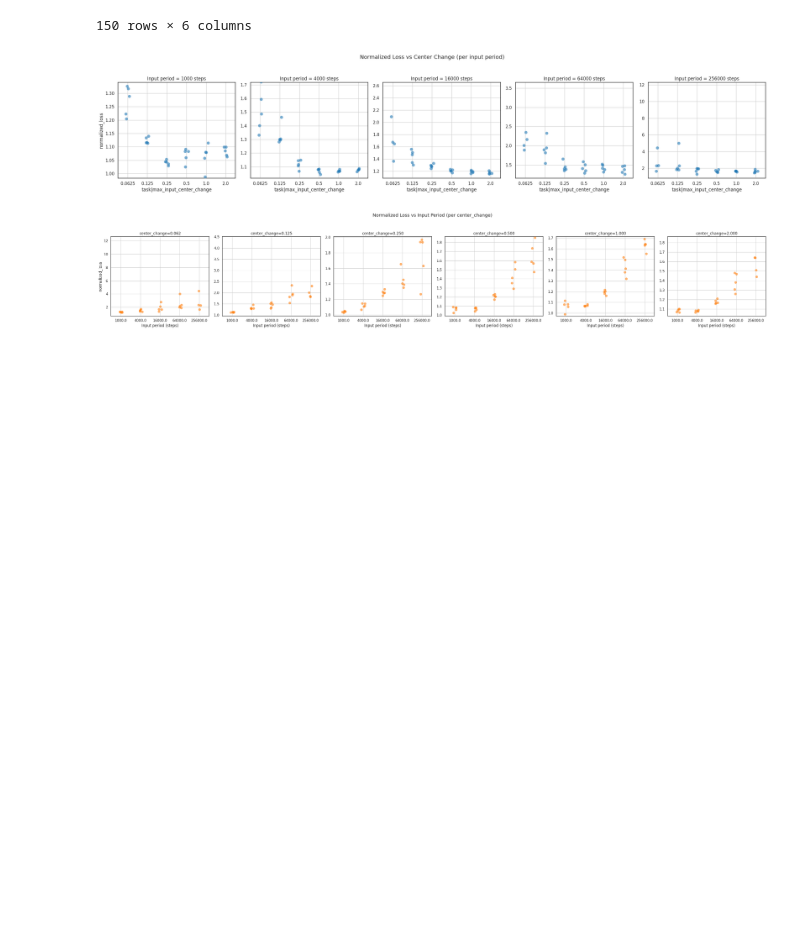
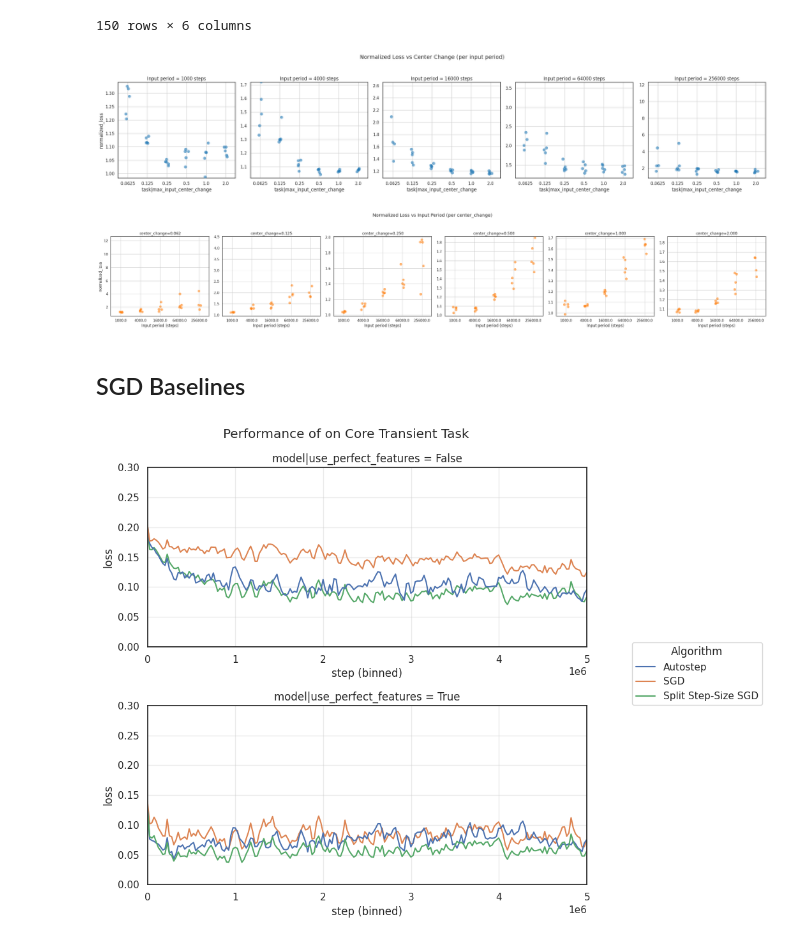
Before and after one commit to ejmejm/phd_research, a Jupyter notebook: phd/feature_search/analysis/core_transient_task/problem_variations.ipynb, the cells around one changed output. Saved outputs shown, nothing was run; the diff lists cells and outputs as text; code cells hidden in the pictures; blank space fills up the shorter version.

Commit message:
Plotted baselines on core transent problem

```diff
--- a/phd/feature_search/analysis/core_transient_task/problem_variations.ipynb
+++ b/phd/feature_search/analysis/core_transient_task/problem_variations.ipynb
@@ -31,11 +35,19 @@ config_dfs, run_dfs = load_experiment_data(config_data_path, run_data_path)
 # %%
 print("_____Best Hyperparameter Configurations_____")
 sweep_ablation_vars = {
-    'change_type': ['task|input_change_freq', 'task|max_input_center_change'],
-    'change_type_given_features': ['task|input_change_freq', 'task|max_input_center_change'],
+    # 'change_type': ['task|input_change_freq', 'task|max_input_center_change'],
+    # 'change_type_given_features': ['task|input_change_freq', 'task|max_input_center_change'],
+    'sgd': ['optimizer|learning_rate'],
+    'sgd_split_step_size': ['optimizer|learning_rate', 'representation_optimizer|learning_rate'],
 }
+sweep_split_vars = {
+    'sgd': ['model|use_perfect_features'],
+    'sgd_split_step_size': ['model|use_perfect_features'],
+}
+
+
 best_config_dfs, best_run_dfs, best_var_vals = get_best_ablation_values(
-    config_dfs, run_dfs, sweep_ablation_vars)
+    config_dfs, run_dfs, sweep_ablation_vars, sweep_split_vars)
 # %% [output]
 _____Best Hyperparameter Configurations_____
 
@@ -419,3 +437,5 @@ plt.show()
 # %% [output]
 [figure]
 [figure]
+# %% [markdown]
+## SGD Baselines
@@ -421,0 +453,3 @@ plt.show()
+# %%
+target_change_freq = 4000
+target_center_change = 0.125
@@ -421,0 +495,17 @@ plt.show()
+# %%
+plot_learning_curves(
+    run_df = all_run_df,
+    config_df = all_config_df,
+    n_bins = 200,
+    figsize = (8, 8),
+    max_cols = 1,
+    hue_col = 'algorithm',
+    subplot_col = 'model|use_perfect_features',
+    legend_title = 'Algorithm',
+    ylim = (0, 0.3),
+)
+plt.suptitle('Performance of on Core Transient Task')
+plt.tight_layout()
+plt.show()
+# %% [output]
+[figure, added]
```
Also changed, not shown: parts of 7 cells of this notebook.
